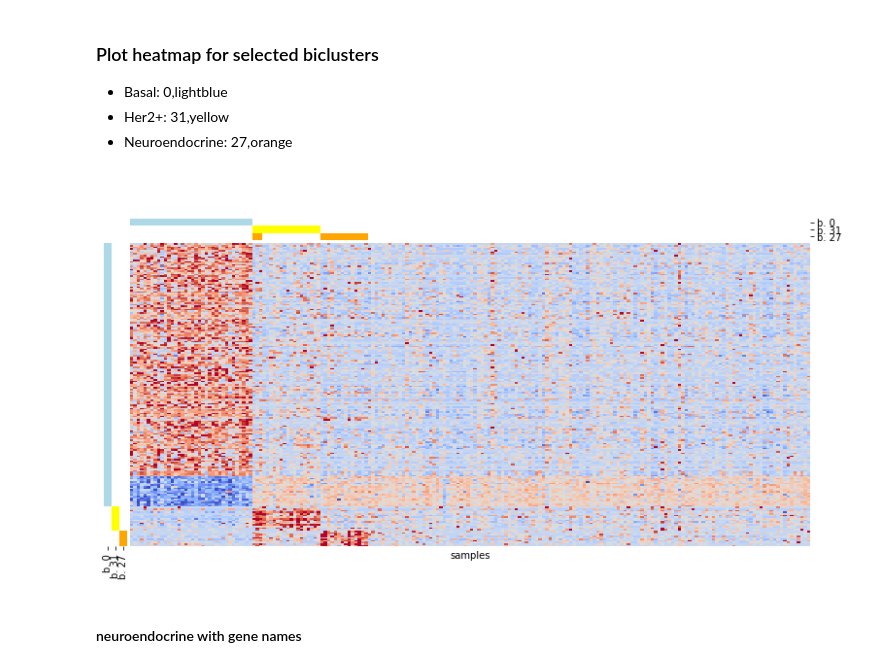
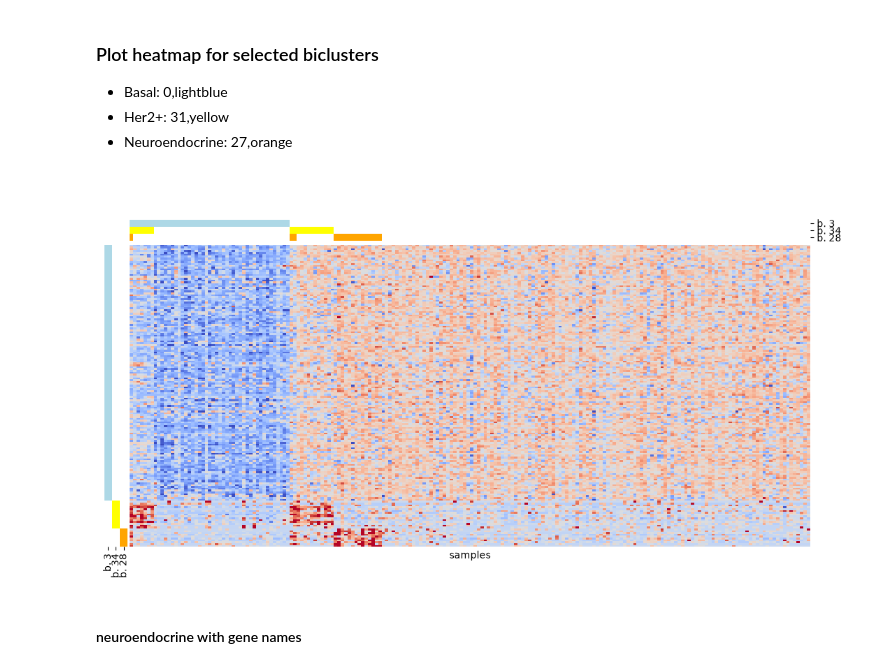
Before and after one commit to ozolotareva/unpast_paper, a Jupyter notebook: notebooks/UnPaSt_examples.ipynb, the cells around one changed output. Drawn from its saved outputs; the diff is of its cells as text; code cells hidden in the pictures.

```diff
--- a/notebooks/UnPaSt_examples.ipynb
+++ b/notebooks/UnPaSt_examples.ipynb
@@ -141,0 +202,13 @@ feature clusters: 29
+# %%
+results3 = unpast(exprs_file,
+            basename,
+            out_dir=out_dir,
+            # use precomputed binarized features
+            load=True,
+            seed = 42,
+            # cluster features with new method
+            clust_method=fclust_leiden_ari,
+            # cluster up- and down-regulated features together
+            directions=["BOTH"]
+            )
+results3.sort_values("n_genes",ascending=False).head(10)
@@ -141,0 +229,6 @@ feature clusters: 29
+# %%
+genes = set(["ESR1","FOXA1","GATA3",
+         "ERBB2",
+         "SEZ6","CHGB","CHGA","SYT4","SYP"])
+b = results3
+b[b["genes"].apply(lambda x: len(x.intersection(genes))>0)]
@@ -141,0 +245,21 @@ feature clusters: 29
+# %%
+from unpast.utils.figs import draw_heatmap2
+from unpast.utils.method import zscore
+
+# select several biclusters to plot
+i = b[b["genes"].apply(lambda x: len(x.intersection(genes))>0)].index
+b = results3.loc[i,:]
+
+
+tmp = draw_heatmap2(exprs_z ,b,
+              bicluster_colors=["lightblue","magenta","yellow","orange"]+["black"]*(len(i-4)),
+              figsize = (12,6),
+              dendrogram_ratio=(0.1,0.1),
+              colors_ratio=(0.02/12*6, 0.02),
+              bic_prefix = "b. ",
+              no_cbar=True,
+              col_labels = False,
+              row_labels = False,
+              no_row_colors = False,
+              cluster_rows=False
+             )
@@ -240,26 +367,26 @@ b[b["genes"].apply(lambda x: g in x)]
 # %%
 from unpast.utils.figs import draw_heatmap2
 from unpast.utils.method import zscore
 
 # select several biclusters to plot
-i = [0,31,27]
+i = [3,34,28]
 b = consensus_biclusters.loc[i,:]
 
 
 tmp = draw_heatmap2(exprs_z ,b,
               bicluster_colors=["lightblue","yellow","orange"], # "auto",
               figsize = (12,6),
               dendrogram_ratio=(0.1,0.1),
               colors_ratio=(0.02/12*6, 0.02),
               bic_prefix = "b. ",
               no_cbar=True,
               col_labels = False,
               row_labels = False,
               no_row_colors = False,
               cluster_rows=False
              )
 # %% [output]
-[figure, old version]
+[figure, new version]
 # %% [markdown]
 #### neuroendocrine with gene names
 # %%
```
Also changed, not shown: parts of 18 cells of this notebook, 2 other files.
